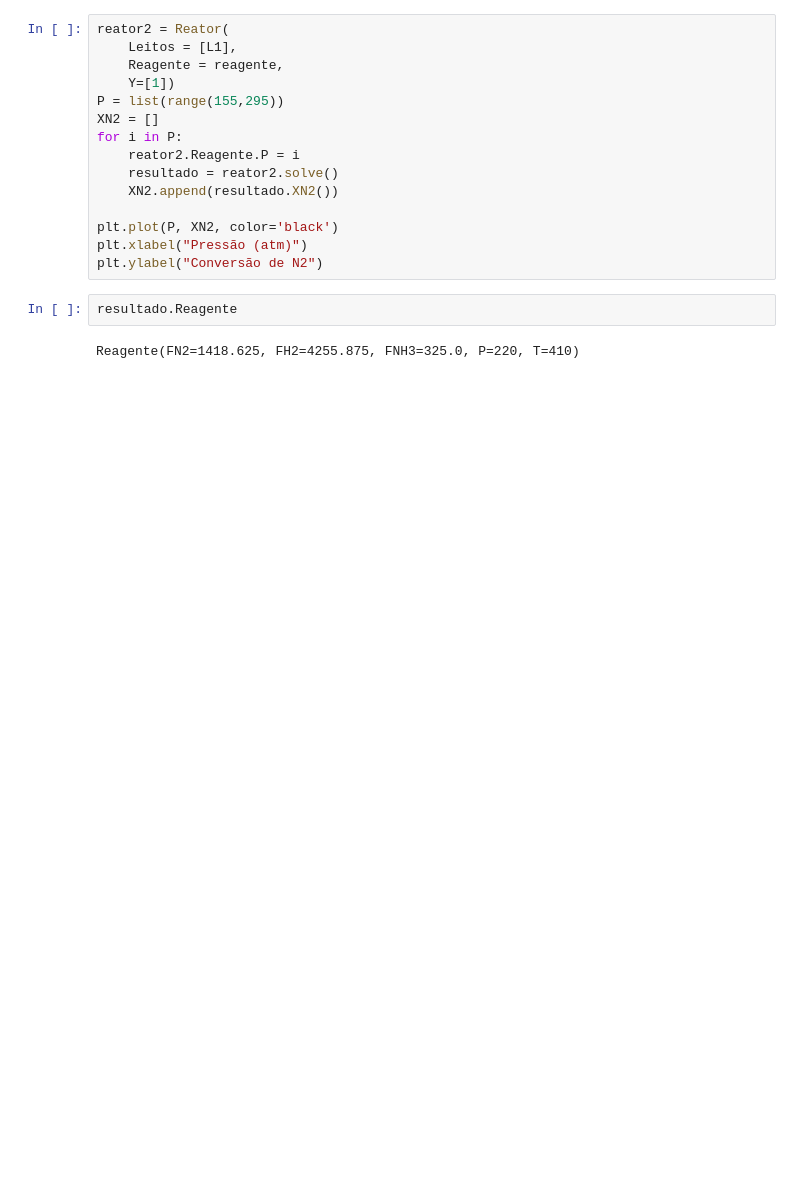
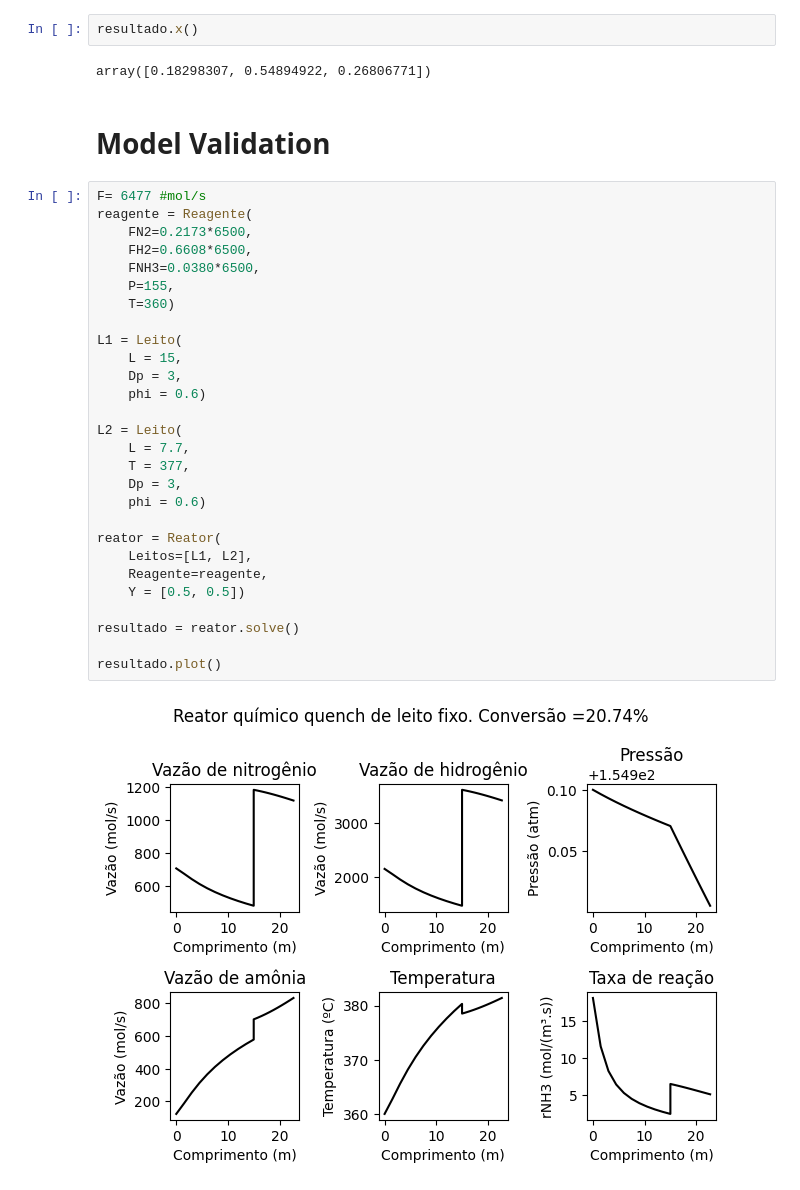
Before and after one commit to GustavoMarzullo/Reator-Quench, a Jupyter notebook: Notebook.ipynb, the cells around one changed output. Cells and saved outputs as stored; diff of their text form; blank space fills up the shorter version.

```diff
--- a/Notebook.ipynb
+++ b/Notebook.ipynb
@@ -33,19 +34,36 @@ resultado.plot()
-# %%
-reator2 = Reator(
-    Leitos = [L1],
-    Reagente = reagente,
-    Y=[1])
-P = list(range(155,295))
-XN2 = []
-for i in P:
-    reator2.Reagente.P = i
-    resultado = reator2.solve()
-    XN2.append(resultado.XN2())
-
-plt.plot(P, XN2, color='black')
-plt.xlabel("Pressão (atm)")
-plt.ylabel("Conversão de N2")
-# %%
-resultado.Reagente
-# %% [output]
-Reagente(FN2=1418.625, FH2=4255.875, FNH3=325.0, P=220, T=410)
+# %%
+resultado.x()
+# %% [output]
+array([0.18298307, 0.54894922, 0.26806771])
+# %% [markdown]
+# Model Validation
+# %%
+F= 6477 #mol/s
+reagente = Reagente(
+    FN2=0.2173*6500,
+    FH2=0.6608*6500,
+    FNH3=0.0380*6500,
+    P=155,
+    T=360)
+
+L1 = Leito(
+    L = 15,
+    Dp = 3,
+    phi = 0.6)
+
+L2 = Leito(
+    L = 7.7,
+    T = 377,
+    Dp = 3,
+    phi = 0.6)
+
+reator = Reator(
+    Leitos=[L1, L2],
+    Reagente=reagente,
+    Y = [0.5, 0.5])
+
+resultado = reator.solve()
+
+resultado.plot()
+# %% [output]
+[figure, added]
```
Also changed, not shown: parts of 3 cells of this notebook, 2 other files.
